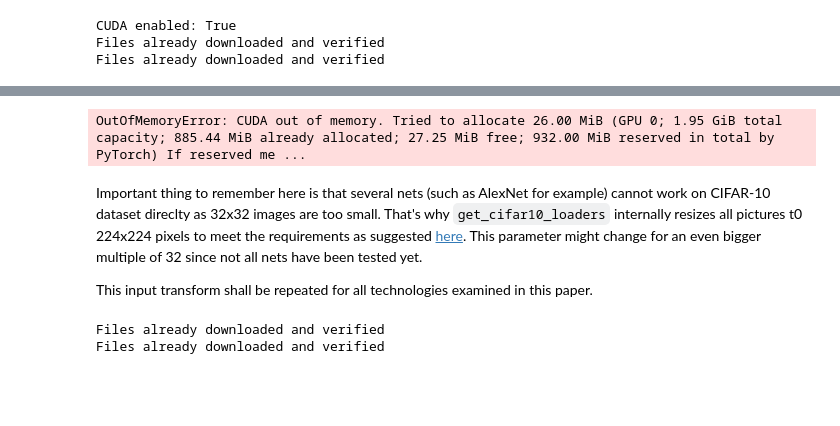
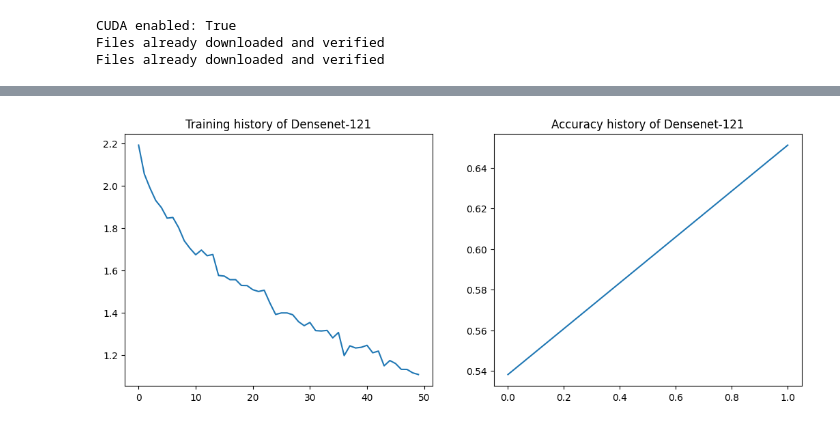
Before and after one commit to mihawb/dnn-lang-comparison, a Jupyter notebook: python/torch_predefined_models_test.ipynb, the cells around one changed output, grey strips where cells are left out. Saved outputs shown, nothing was run; the diff lists cells and outputs as text; code cells hidden in the pictures; blank space fills up the shorter version.

```diff
--- a/python/torch_predefined_models_test.ipynb
+++ b/python/torch_predefined_models_test.ipynb
@@ -75,19 +136,19 @@ opt = optim.SGD(model.parameters(), lr=lr, momentum=momentum)
 train_history = []
 acc_history = []
 
-print('Densenset-121')
+print('Densenet-121 - 2018')
 for epoch in range(1, epochs + 1):
-	train_history.extend( fit(model, device, train_dl, loss_func, epoch, optimizer=opt, silent=False) )
+	train_history.extend( fit(model, device, train_dl, loss_func, epoch, optimizer=opt, log_interval=log_interval, silent=False) )
 	acc_history.append( test(model, device, test_dl, loss_func, silent=True) )
 
 fig, (ax1, ax2) = plt.subplots(1, 2)
 fig.set_size_inches(12.8, 4.8)
 
 ax1.plot(train_history)
-ax1.set_title('Training history of Densenset-121')
+ax1.set_title('Training history of Densenet-121')
 
 ax2.plot(acc_history)
-ax2.set_title('Accuracy history of Densenset-121')
+ax2.set_title('Accuracy history of Densenet-121')
 
-del model, opt, train_history, acc_history # explicit deletion as GC doesn't seem to free VRAM
+del model, opt, train_history, acc_history
 # %% [output]
@@ -95 +172 @@ Densenset-121
-OutOfMemoryError: CUDA out of memory. Tried to allocate 26.00 MiB (GPU 0; 1.95 GiB total capacity; 885.44 MiB already allocated; 27.25 MiB free; 932.00 MiB reserved in total by PyTorch) If reserved me ...
+[figure, added]
@@ -113,12 +172,0 @@ optimizer_M = optim.SGD(model_M.parameters(), lr=lr, momentum=momentum)
-# %% [markdown]
-Important thing to remember here is that several nets (such as AlexNet for example) cannot work on CIFAR-10 dataset
-direclty as 32x32 images are too small. That's why `get_cifar10_loaders` internally resizes all pictures t0 224x224
-pixels to meet the requirements as suggested [here](https://discuss.pytorch.org/t/given-input-size-256x1x1-calculated-output-size-256x0x0/40941).
-This parameter might change for an even bigger multiple of 32 since not all nets have been tested yet.
-
-This input transform shall be repeated for all technologies examined in this paper.
-# %%
-train_dl, test_dl = get_cifar10_loaders(batch_size, test_batch_size)
-# %% [output]
-Files already downloaded and verified
-Files already downloaded and verified
```
Also changed, not shown: parts of 13 cells of this notebook, 1 other file.
